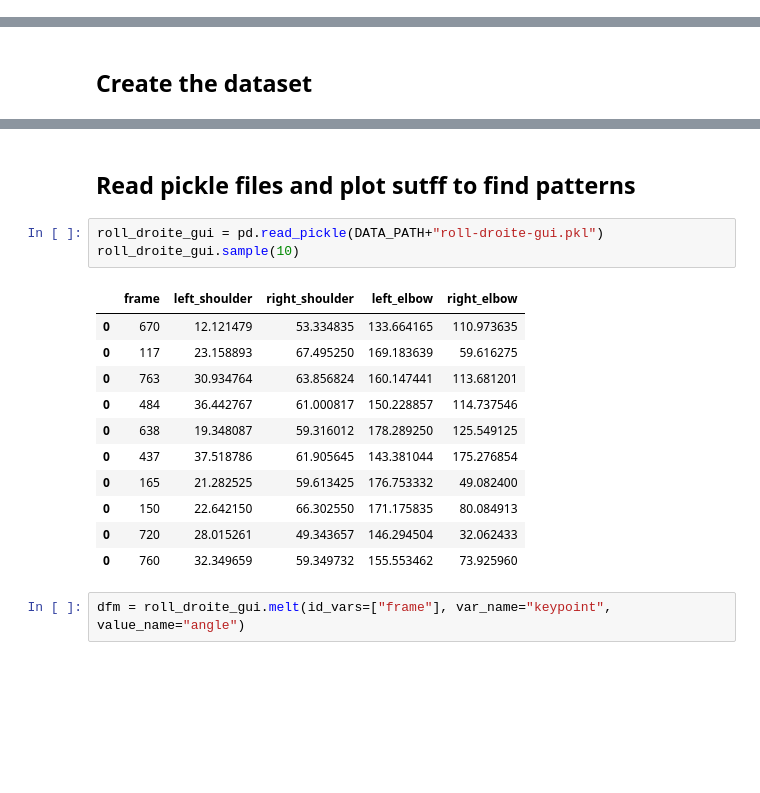
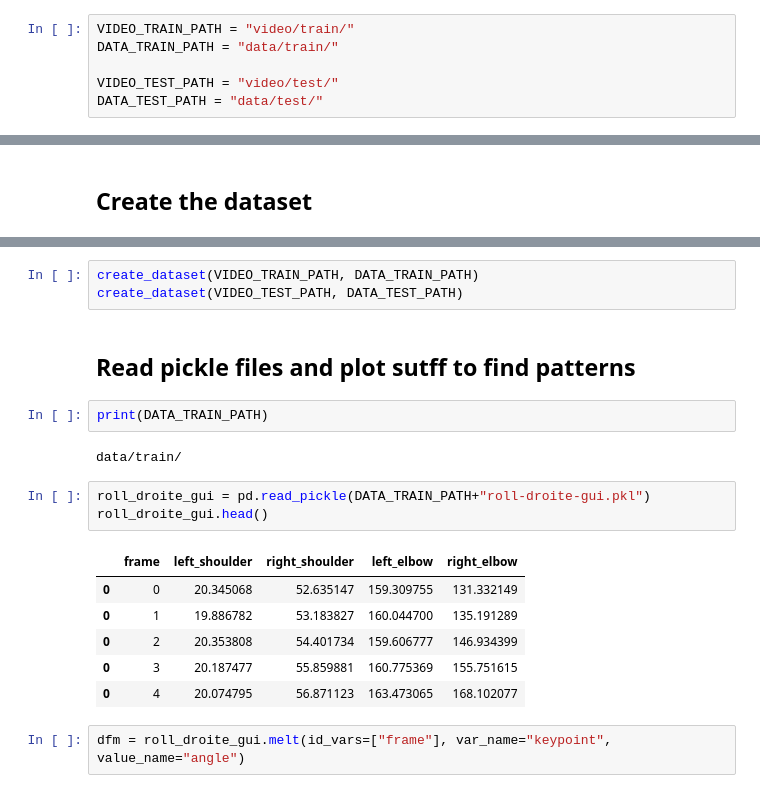
Before and after one commit to GKrafft2/Semester-project-MA4, a Jupyter notebook: dataset-creator.ipynb, the cells around one changed output, grey strips where cells are left out. Cells and saved outputs as stored; diff of their text form; blank space fills up the shorter version.

Commit message:
added test dataset, test in training pipeline, live experiments

```diff
--- a/dataset-creator.ipynb
+++ b/dataset-creator.ipynb
@@ -20,3 +17,9 @@ DATA_PATH = "data/"
+# %%
+VIDEO_TRAIN_PATH = "video/train/"
+DATA_TRAIN_PATH = "data/train/"
+
+VIDEO_TEST_PATH = "video/test/"
+DATA_TEST_PATH = "data/test/"
 # %% [markdown]
 functions to compute the angles based on the coordinates of the arms
 # %%
@@ -122,20 +113,22 @@ Processing frame 654
+# %%
+create_dataset(VIDEO_TRAIN_PATH, DATA_TRAIN_PATH)
+create_dataset(VIDEO_TEST_PATH, DATA_TEST_PATH)
 # %% [markdown]
 ## Read pickle files and plot sutff to find patterns
+# %%
+print(DATA_TRAIN_PATH)
+# %% [output]
+data/train/
 # %%
-roll_droite_gui = pd.read_pickle(DATA_PATH+"roll-droite-gui.pkl")
-roll_droite_gui.sample(10)
+roll_droite_gui = pd.read_pickle(DATA_TRAIN_PATH+"roll-droite-gui.pkl")
+roll_droite_gui.head()
 # %% [output]
 |  | frame | left_shoulder | right_shoulder | left_elbow | right_elbow |
-| 0 | 670 | 12.121479 | 53.334835 | 133.664165 | 110.973635 |
-| 0 | 117 | 23.158893 | 67.495250 | 169.183639 | 59.616275 |
-| 0 | 763 | 30.934764 | 63.856824 | 160.147441 | 113.681201 |
-| 0 | 484 | 36.442767 | 61.000817 | 150.228857 | 114.737546 |
-| 0 | 638 | 19.348087 | 59.316012 | 178.289250 | 125.549125 |
-| 0 | 437 | 37.518786 | 61.905645 | 143.381044 | 175.276854 |
-| 0 | 165 | 21.282525 | 59.613425 | 176.753332 | 49.082400 |
-| 0 | 150 | 22.642150 | 66.302550 | 171.175835 | 80.084913 |
-| 0 | 720 | 28.015261 | 49.343657 | 146.294504 | 32.062433 |
-| 0 | 760 | 32.349659 | 59.349732 | 155.553462 | 73.925960 |
+| 0 | 0 | 20.345068 | 52.635147 | 159.309755 | 131.332149 |
+| 0 | 1 | 19.886782 | 53.183827 | 160.044700 | 135.191289 |
+| 0 | 2 | 20.353808 | 54.401734 | 159.606777 | 146.934399 |
+| 0 | 3 | 20.187477 | 55.859881 | 160.775369 | 155.751615 |
+| 0 | 4 | 20.074795 | 56.871123 | 163.473065 | 168.102077 |
 # %%
 dfm = roll_droite_gui.melt(id_vars=["frame"], var_name="keypoint", value_name="angle")
 # %% [markdown]
```
Also changed, not shown: parts of 2 cells of this notebook, 39 other files.
